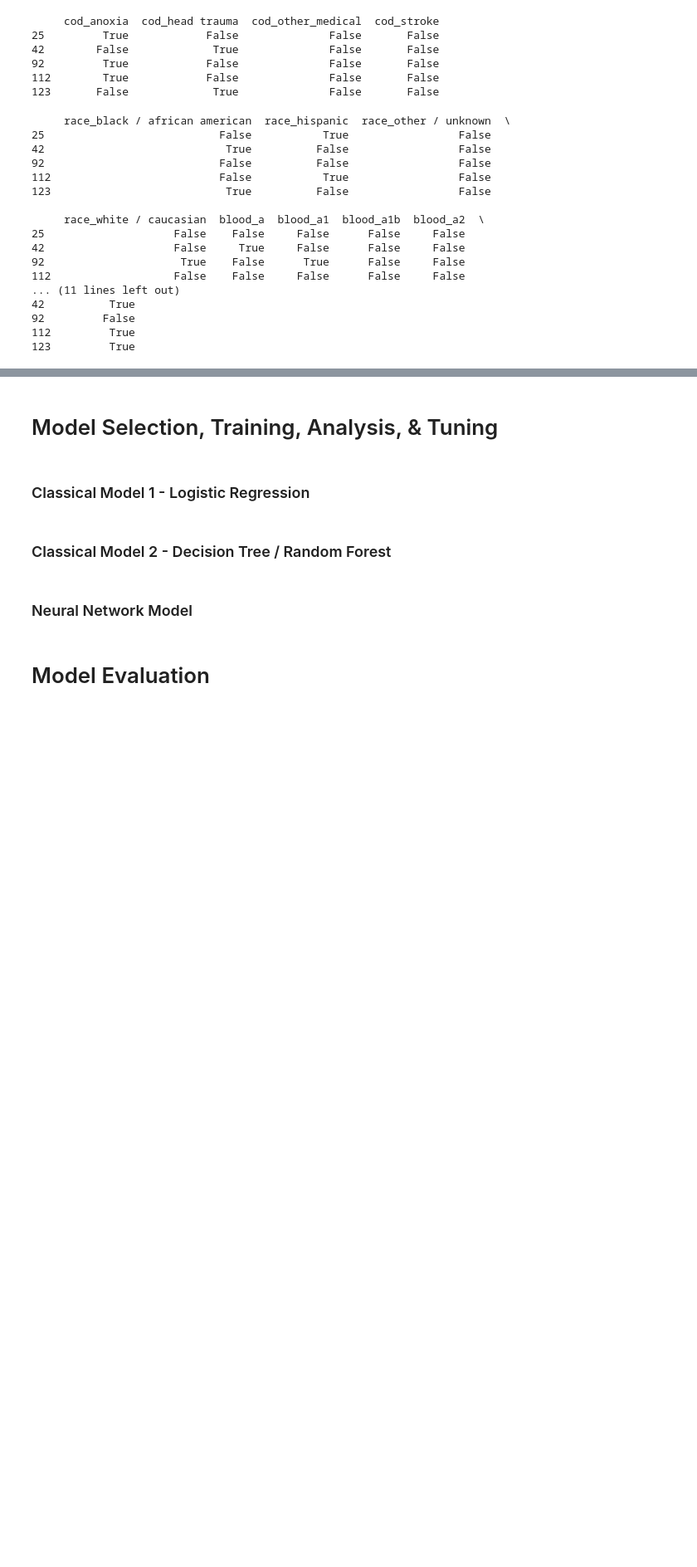
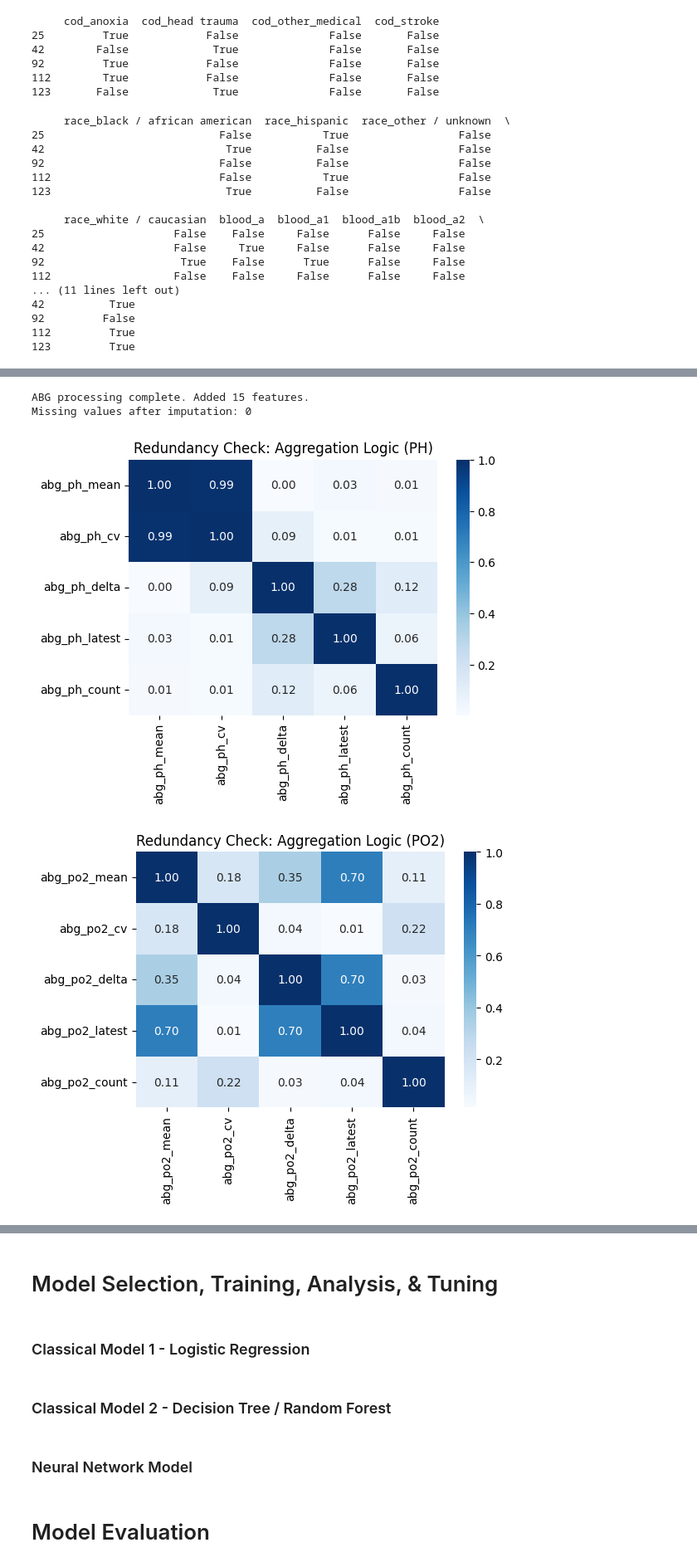
Before and after one commit to lonebono/STINTSY-MCO, a Jupyter notebook: STINTSY-MCO-Group 9.ipynb, the cells around one changed output, grey strips where cells are left out. Shown at 83% size. Drawn from its saved outputs; the diff is of its cells as text; code cells hidden in the pictures; blank space fills up the shorter version.

```diff
--- a/STINTSY-MCO-Group 9.ipynb
+++ b/STINTSY-MCO-Group 9.ipynb
@@ -855,7 +869,7 @@ max       3.15       1.53       4.95
 #convert the categorical columns to binary
 df_heart_med['brain_death'] = df_heart_med['brain_death'].astype(str).str.lower().map({'true': 1, 'false': 0})
 df_heart_med['gender'] = df_heart_med['gender'].astype(str).str.lower().map({'m': 0, 'f': 1})
-df_heart_med['target'] = (df_heart_med['outcome_heart'] == 'Transplanted').astype(int)
+df_heart_med['target'] = (df_heart_med['outcome_heart'] == 'transplanted').astype(int)
 df_heart_med = df_heart_med.drop(columns=['outcome_heart'])
 print(df_heart_med[['brain_death', 'gender', 'target']].head())
 # %% [output]
@@ -923,5 +935,5 @@ Given that clinical logs are typically stored as a list of multiple events per p
 # %%
-# map circumstances_of_death and mechanism_of_death then one hot encode top 4 + missing and other
+# map the circumstances_of_death and mechanism_of_death, then one hot encode top 4 + missing, rest as other
 circumstances_map = {
     'mva': 'motor vehicle accident',
     'motor vehicle accident': 'motor vehicle accident',
@@ -945,9 +957,12 @@ mechanism_map = {
     'drug intoxication': 'drug/intoxication',
     'drug / intoxication': 'drug/intoxication',
     'natural causes': 'natural causes',
-    'death from natural causes': 'natural_causes',
+    'death from natural causes': 'natural causes',
     'none of the above': 'other'
 }
+
+df_heart_med['circumstances_of_death'] = df_heart_med['circumstances_of_death'].str.lower().str.strip().replace(circumstances_map).fillna('missing')
+df_heart_med['mechanism_of_death'] = df_heart_med['mechanism_of_death'].str.lower().str.strip().replace(mechanism_map).fillna('missing')
 
 for col in ['circumstances_of_death', 'mechanism_of_death']:
     top_4 = df_heart_med[df_heart_med[col] != 'missing'][col].value_counts().nlargest(4).index
@@ -959,6 +974,8 @@ df_heart_med = pd.get_dummies(df_heart_med,
                              columns=['circumstances_of_death_grouped', 'mechanism_of_death_grouped'],
                              prefix=['circ', 'mech'],
                              dtype=int)
+
 df_heart_med = df_heart_med.drop(columns=['circumstances_of_death', 'mechanism_of_death'])
+print(df_heart_med.filter(regex='^(circ_|mech_)').columns.tolist())
 print(df_heart_med.filter(regex='^(circ_|mech_)').head())
 # %% [output]
@@ -984,0 +1025,4 @@ print(df_heart_med.filter(regex='^(circ_|mech_)').head())
+# %%
+cols_to_drop = ['rh_positive', 'cod_stroke']
+df_heart_med = df_heart_med.drop(columns=cols_to_drop, errors='ignore')
+print(f"Redundancy cleanup complete. Remaining columns: {len(df_heart_med.columns)}")
@@ -984,0 +1055,46 @@ print(df_heart_med.filter(regex='^(circ_|mech_)').head())
+# %%
+# ABGEvents Feature Engineering: Aggregation and Correlation Check
+
+abg_targets = ['ph', 'po2', 'pco2']
+abg_filtered = ABGEvents_med[ABGEvents_med['abg_name'].isin(abg_targets)].copy()
+abg_filtered['time_event'] = pd.to_datetime(abg_filtered['time_event'])
+abg_filtered = abg_filtered.sort_values(by=['patient_id', 'time_event'])
+
+# aggregations
+abg_agg = abg_filtered.groupby(['patient_id', 'abg_name'])['value'].agg(['mean', 'std', 'first', 'last', 'count']).reset_index()
+
+# compute cv and delta
+abg_agg['cv'] = (abg_agg['std'] / abg_agg['mean']).fillna(0)
+abg_agg['delta'] = abg_agg['last'] - abg_agg['first']
+
+# pivot then flatten then merge to main df
+abg_pivot = abg_agg.pivot(index='patient_id', columns='abg_name', values=['mean', 'cv', 'delta', 'last', 'count'])
+abg_pivot.columns = [f'abg_{feat}_{stat.replace("last", "latest")}' for stat, feat in abg_pivot.columns]
+abg_pivot = abg_pivot.reset_index()
+df_heart_med = df_heart_med.merge(abg_pivot, on='patient_id', how='left')
+
+# check non existent records
+abg_count_cols = df_heart_med.filter(like='abg_').filter(like='_count').columns
+df_heart_med[abg_count_cols] = df_heart_med[abg_count_cols].fillna(0)
+abg_stats_cols = [c for c in df_heart_med.filter(like='abg_').columns if '_count' not in c]
+df_heart_med[abg_stats_cols] = df_heart_med[abg_stats_cols].fillna(df_heart_med[abg_stats_cols].median())
+
+print(f"ABG processing complete. Added {len(abg_pivot.columns)-1} features.")
+print(f"Missing values after imputation: {df_heart_med.filter(like='abg_').isnull().sum().sum()}")
+
+# correlation check for aggregated features
+for target in abg_targets:
+    target_cols = [c for c in df_heart_med.columns if f'abg_{target}_' in c]
+    if len(target_cols) > 1:
+        plt.figure(figsize=(6, 4))
+        logic_check = df_heart_med[target_cols].corr().abs()
+        sns.heatmap(logic_check, annot=True, cmap='Blues', fmt=".2f")
+        plt.title(f'Redundancy Check: Aggregation Logic ({target.upper()})')
+        plt.show()
+    else:
+        print(f"Not enough features to check redundancy for: {target}")
+# %% [output]
+ABG processing complete. Added 15 features.
+Missing values after imputation: 0
+[figure, added]
+[figure, added]
```
Also changed, not shown: parts of 23 cells of this notebook.
